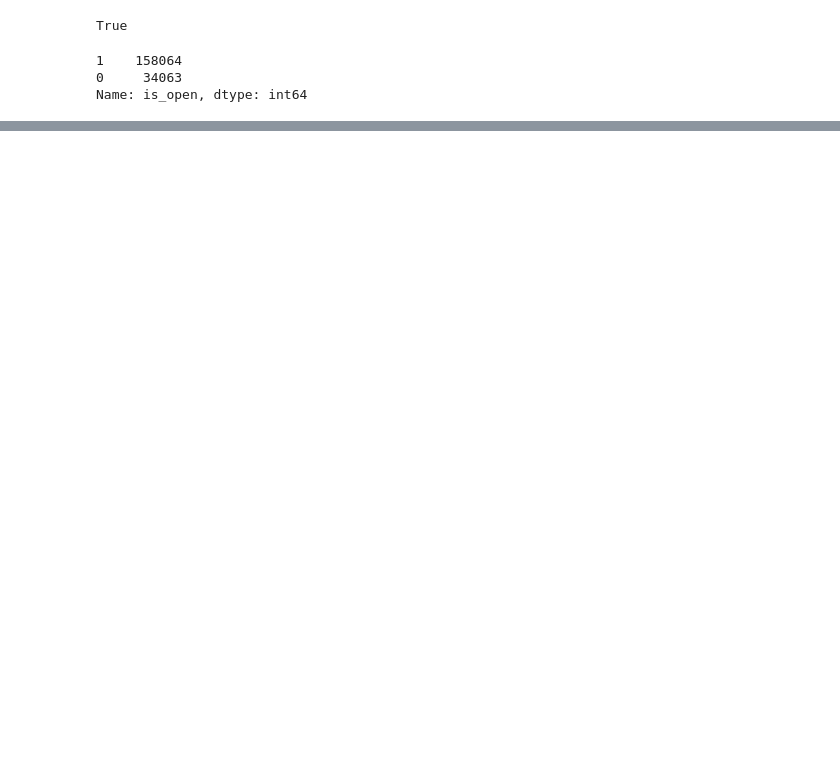
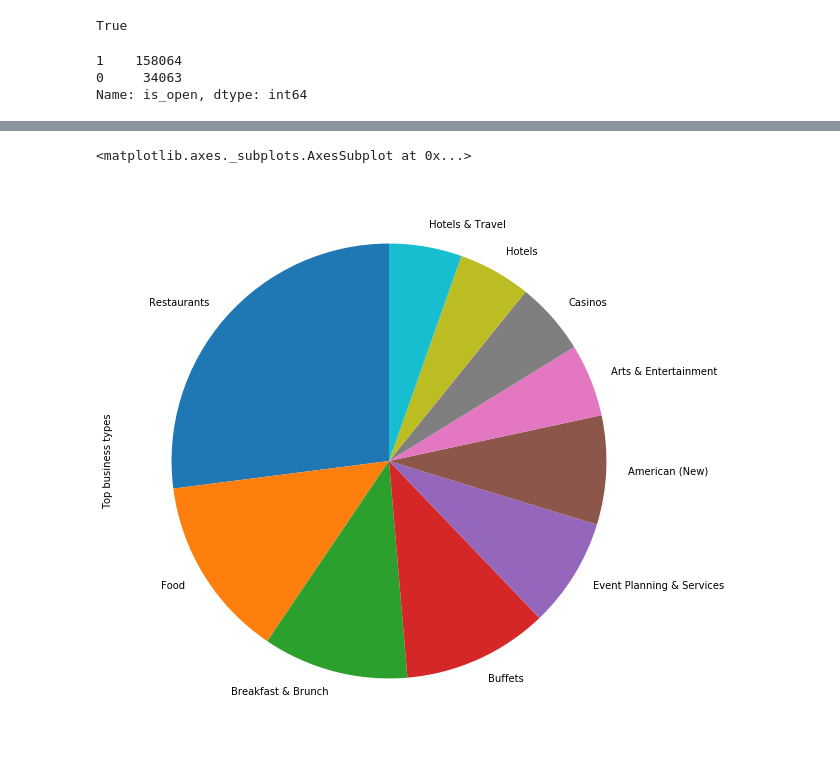
Before and after one commit to Saurabh7/yelp-reviews, a Jupyter notebook: Yelp_Business_EDA.ipynb, the cells around one changed output, grey strips where cells are left out. Saved outputs shown, nothing was run; the diff lists cells and outputs as text; code cells hidden in the pictures; blank space fills up the shorter version.

```diff
--- a/Yelp_Business_EDA.ipynb
+++ b/Yelp_Business_EDA.ipynb
@@ -90,0 +123,27 @@ print(categories)
+# %%
+# Categories of top business
+num_cat =10 # to show top 10 catrgories
+top_business = 30 # choose categories of top 30 businesses
+cat_data = top10ReviewedBusiness
+#print(cat_data.categories)
+Categories={}
+for cat in cat_data.categories.values:
+    all_categories= cat.split(",")
+    for x in all_categories:
+        x=x.strip()
+        try :
+            Categories[x] =Categories[x]+1
+        except:
+            Categories[x]=1
+#print(Categories)
+top_categories = pd.DataFrame.from_dict(data= Categories,orient="index")
+top_categories.reset_index(inplace=True)
+top_categories.columns = ['category', 'occurance']
+
+x_val=top_categories.sort_values("occurance")[::-1][:num_cat].occurance.values
+labels=top_categories.sort_values("occurance")[::-1][:num_cat].category.values
+series = pd.Series(x_val, index=labels, name='Top business types')
+series.plot.pie(figsize=(10, 10),startangle=90)
+# %% [output]
+<matplotlib.axes._subplots.AxesSubplot at 0x...>
+[figure, added]
```
Also changed, not shown: parts of 14 cells of this notebook.
